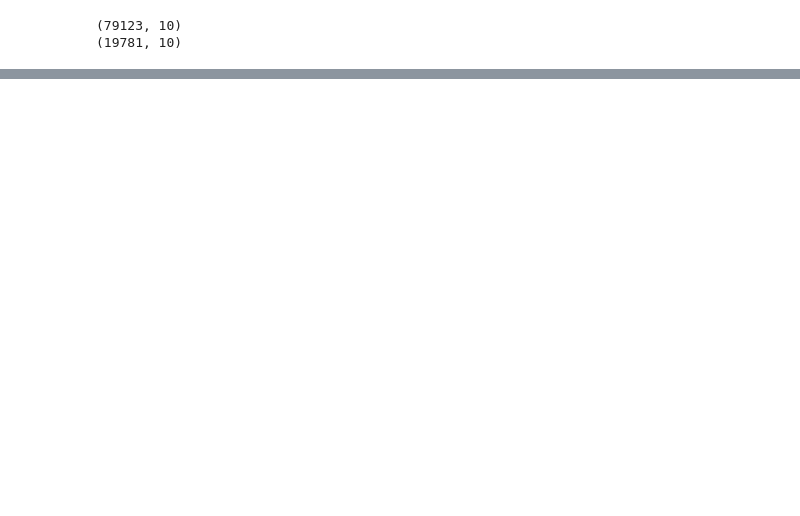
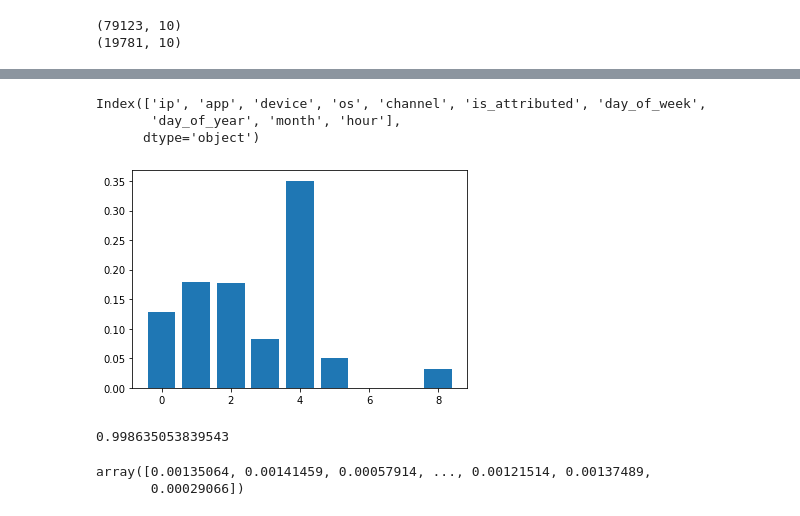
Before and after one commit to mahfuz978/Decision-Trees-and-Ensemble, a Jupyter notebook: Bagging_Boosting_Project/Mahfuzur_Bagging_Boosting_Project.ipynb, the cells around one changed output, grey strips where cells are left out. Saved outputs shown, nothing was run; the diff lists cells and outputs as text; code cells hidden in the pictures; blank space fills up the shorter version.

```diff
--- a/Bagging_Boosting_Project/Mahfuzur_Bagging_Boosting_Project.ipynb
+++ b/Bagging_Boosting_Project/Mahfuzur_Bagging_Boosting_Project.ipynb
@@ -344,0 +373,4 @@ y_test = test['is_attributed']
+# %%
+from sklearn.ensemble import RandomForestClassifier, AdaBoostClassifier, BaggingClassifier, GradientBoostingClassifier
+rfcl = RandomForestClassifier(criterion = 'entropy', class_weight = {0:.5, 1:.5}, max_depth = 5, min_samples_leaf = 5)
+rfcl
@@ -344,0 +386,3 @@ y_test = test['is_attributed']
+# %%
+rfcl.fit(x_train, y_train)
+rfcl.predict(x_test)
@@ -344,0 +462,10 @@ y_test = test['is_attributed']
+# %%
+df.columns
+# %% [output]
+Index(['ip', 'app', 'device', 'os', 'channel', 'is_attributed', 'day_of_week',
+       'day_of_year', 'month', 'hour'],
+      dtype='object')
+# %%
+plt.bar([x for x in range(len(importance))], importance);
+# %% [output]
+[figure, added]
@@ -344,0 +483,12 @@ y_test = test['is_attributed']
+# %%
+bagcl_acc_score = accuracy_score(y_test, pred)
+bagcl_acc_score
+# %% [output]
+0.998635053839543
+# %%
+y_proba = bagcl.predict_proba(x_test)
+y_proba = y_proba[:, 1]
+y_proba
+# %% [output]
+array([0.00135064, 0.00141459, 0.00057914, ..., 0.00121514, 0.00137489,
+       0.00029066])
```
Also changed, not shown: parts of 26 cells of this notebook.
